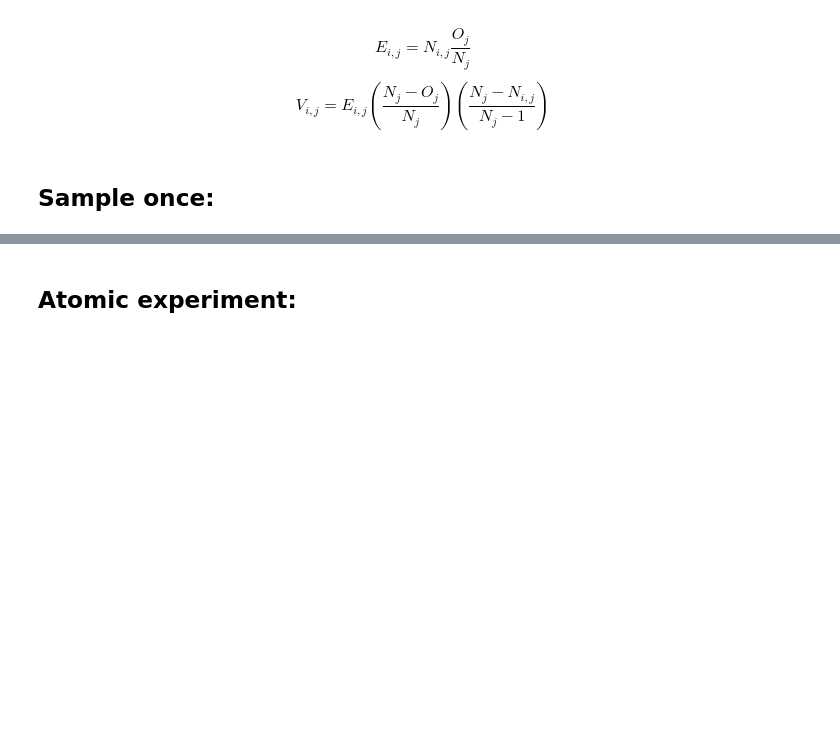
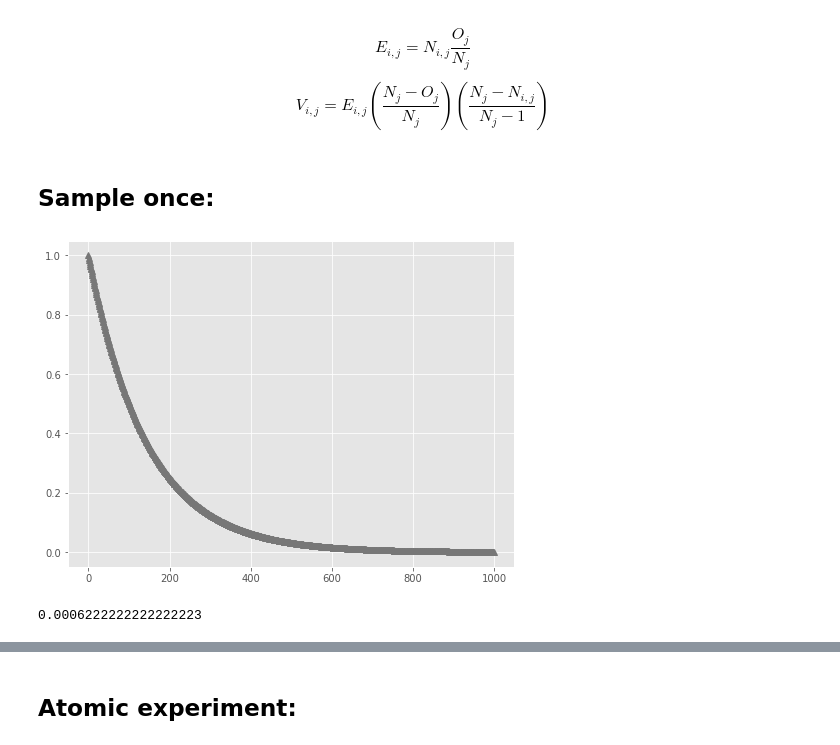
Before and after one commit to alonkipnis/HCHG, a Jupyter notebook: survival.ipynb, the cells around one changed output, grey strips where cells are left out. Saved outputs shown, nothing was run; the diff lists cells and outputs as text; code cells hidden in the pictures; blank space fills up the shorter version.

```diff
--- a/survival.ipynb
+++ b/survival.ipynb
@@ -55,2 +56,24 @@ from survival import log_rank_test, hypergeom_test, q95, multi_pvals, atmoic_exp
 # %% [markdown]
 ## Sample once:
+# %%
+T = 1000
+N1 = N2 = 10000
+
+beta = .7         # sparsity parameter
+eps = np.round(T ** -beta,4)   # sparsity rate
+r = 1
+lam0 = np.ones(T) / T * np.log(T)
+tt = np.arange(T)
+
+plt.figure()
+for _ in range(10):
+    Nt1, Nt2 = sample_survival_data(T, N1, N2, lam0, eps, r)
+    N0 = 2 * Nt1 * Nt2 / (Nt1 + Nt2) / N1
+    plt.plot(N0)
+plt.plot(np.exp(-tt * lam0),'-^')
+plt.show()
+
+N0[-1]
+# %% [output]
+[figure, added]
+0.0006222222222222223
```
Also changed, not shown: parts of 10 cells of this notebook, 5 other files.
